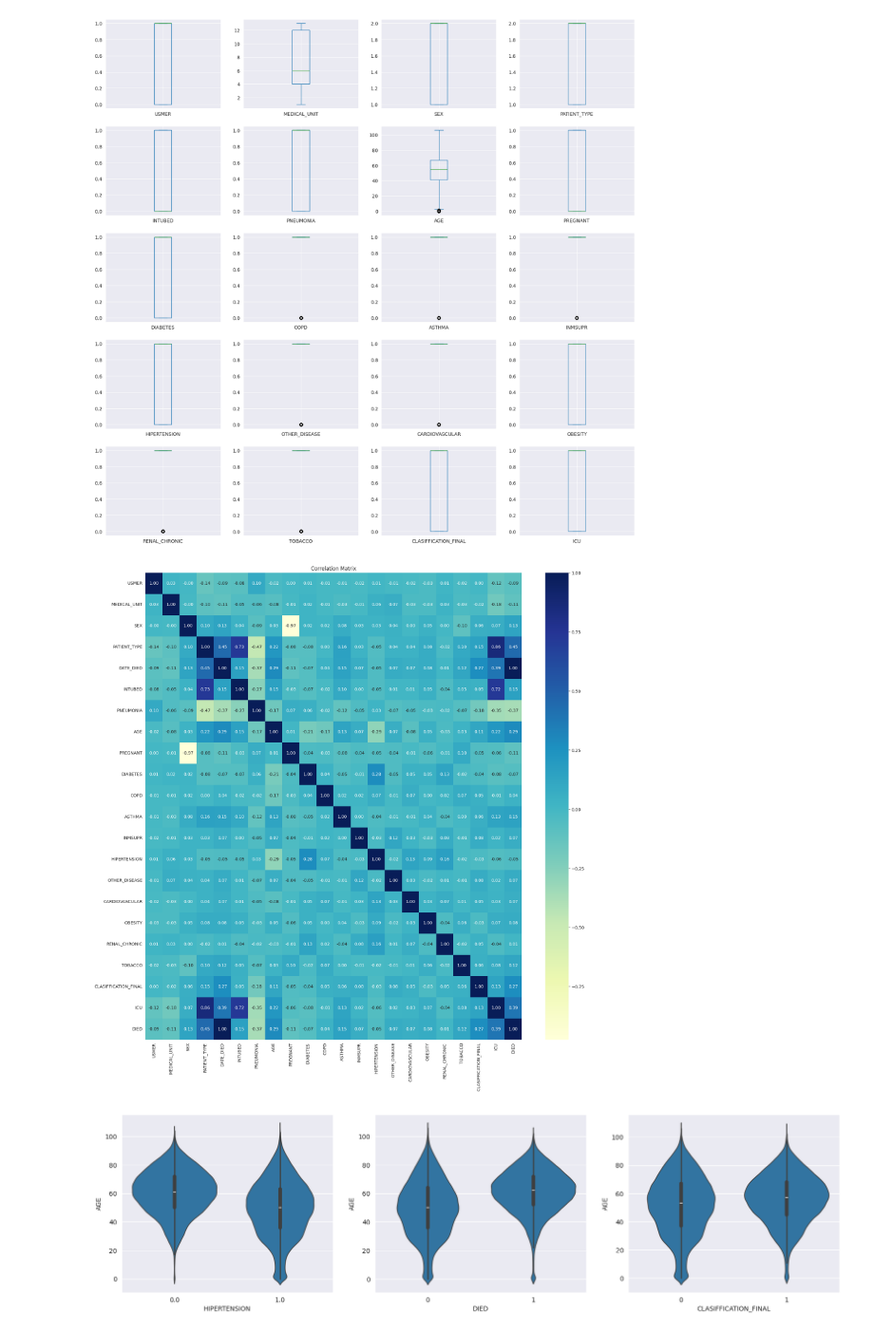
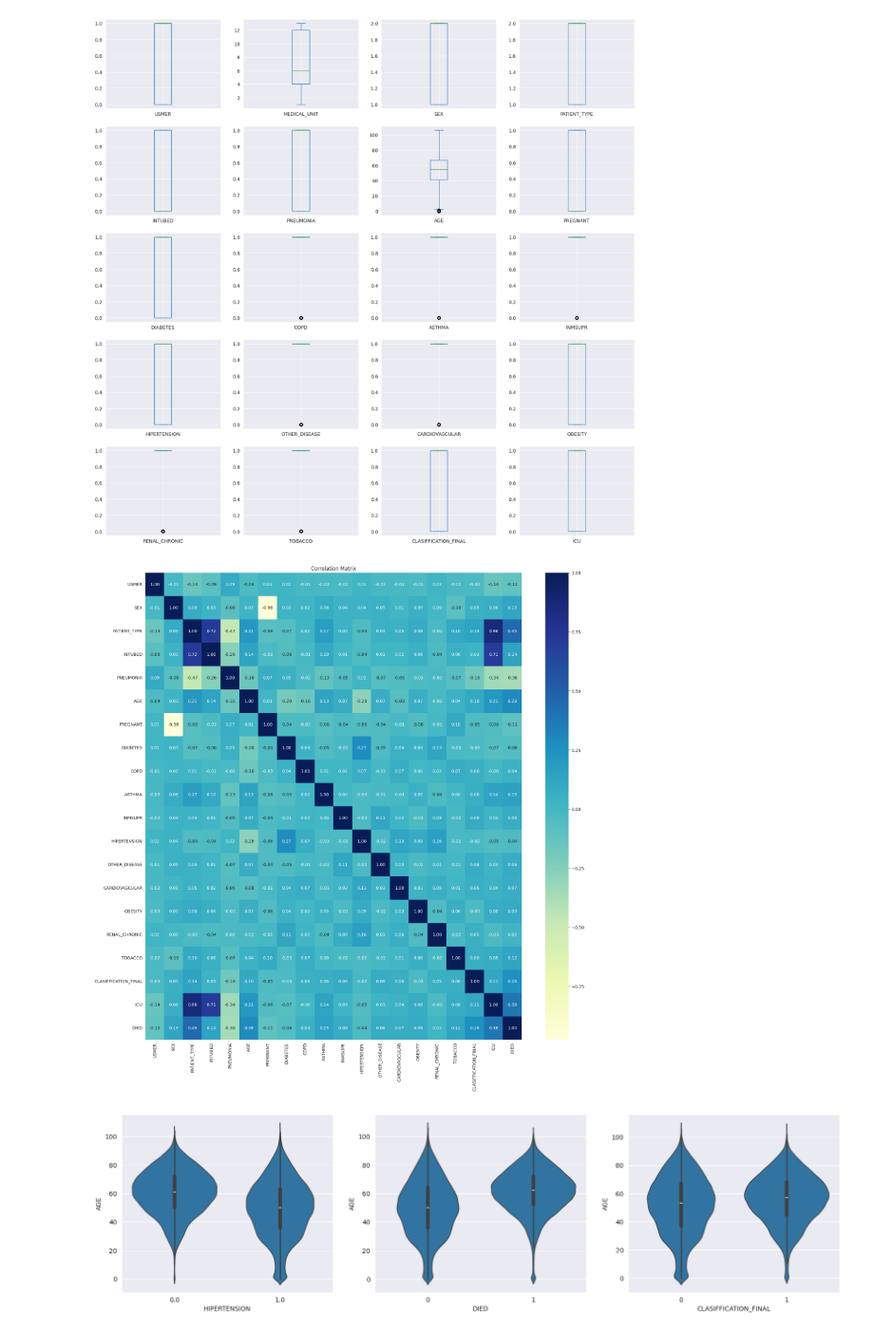
Before and after one commit to mbukovina127/ZNEUS-Covid-19, a Jupyter notebook: EDA/EDA.ipynb, the cells around one changed output. Shown at 95% size. Saved outputs shown, nothing was run; the diff lists cells and outputs as text; code cells hidden in the pictures.

```diff
--- a/EDA/EDA.ipynb
+++ b/EDA/EDA.ipynb
@@ -205,14 +199,14 @@ plt.show()
 [figure]
 # %%
 #Correlation matrix
-corr_mat = COVID.corr()
+corr_mat = COVID.select_dtypes(include=['number']).corr()
 
 plt.figure(figsize=(20,20))
 sns.heatmap(corr_mat, annot=True, fmt=".2f", cmap="YlGnBu")
 plt.title("Correlation Matrix")
 plt.show()
 # %% [output]
-[figure, old version]
+[figure, new version]
 # %%
 #Violin plots
 fig, axes = plt.subplots(1, 3, figsize=(20, 5))
```
Also changed, not shown: parts of 9 cells of this notebook, 4 other files.
